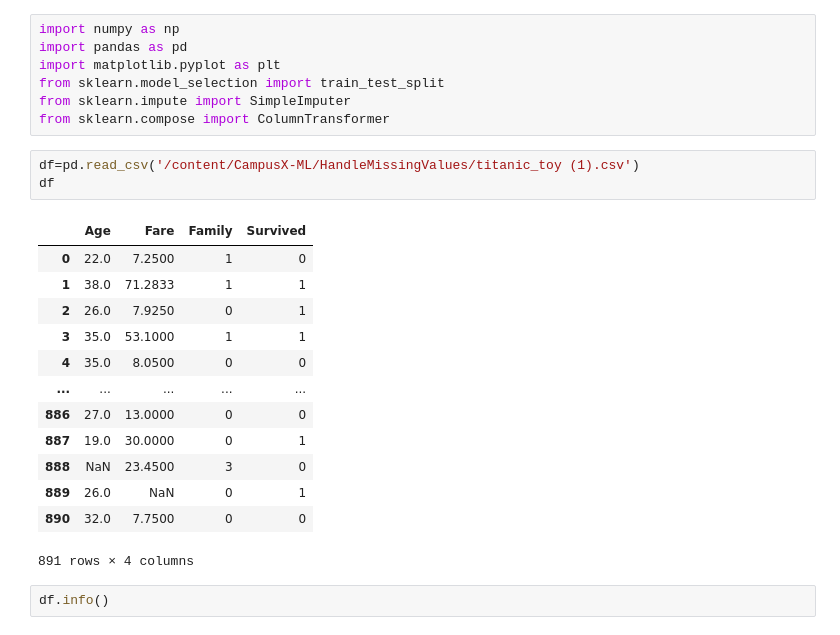
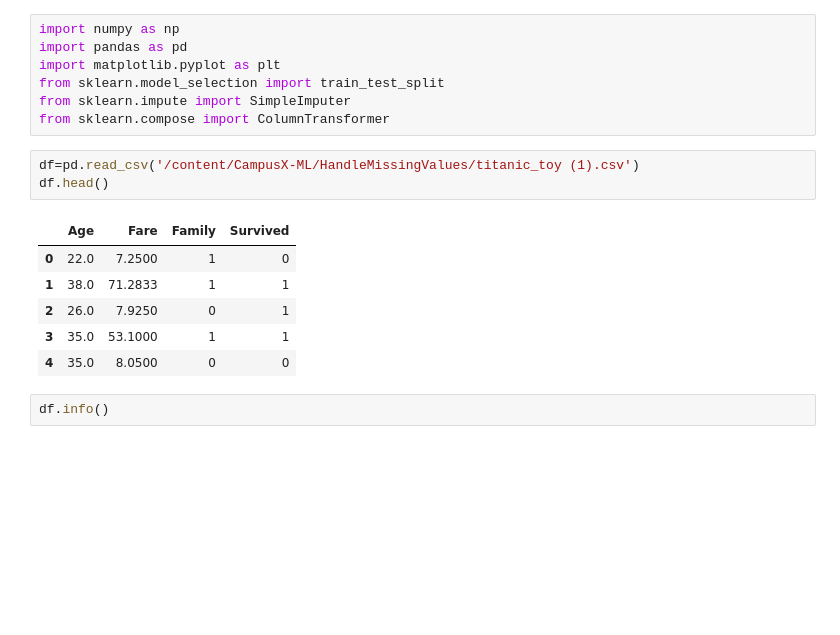
Before and after one commit to princeiiitk/CampusX-ML, a Jupyter notebook: HandleMissingValues/mean_median_imputation.ipynb, the cells around one changed output. Cells and saved outputs as stored; diff of their text form; blank space fills up the shorter version.

```diff
--- a/HandleMissingValues/mean_median_imputation.ipynb
+++ b/HandleMissingValues/mean_median_imputation.ipynb
@@ -13,21 +19,14 @@ from sklearn.impute import SimpleImputer
 from sklearn.compose import ColumnTransformer
 # %%
 df=pd.read_csv('/content/CampusX-ML/HandleMissingValues/titanic_toy (1).csv')
-df
+df.head()
 # %% [output]
 |  | Age | Fare | Family | Survived |
 | 0 | 22.0 | 7.2500 | 1 | 0 |
 | 1 | 38.0 | 71.2833 | 1 | 1 |
 | 2 | 26.0 | 7.9250 | 0 | 1 |
 | 3 | 35.0 | 53.1000 | 1 | 1 |
 | 4 | 35.0 | 8.0500 | 0 | 0 |
-| ... | ... | ... | ... | ... |
-| 886 | 27.0 | 13.0000 | 0 | 0 |
-| 887 | 19.0 | 30.0000 | 0 | 1 |
-| 888 | NaN | 23.4500 | 3 | 0 |
-| 889 | 26.0 | NaN | 0 | 1 |
-| 890 | 32.0 | 7.7500 | 0 | 0 |
-891 rows × 4 columns
 # %%
 df.info()
 # %% [output]
```
Also changed, not shown: parts of 2 cells of this notebook.
